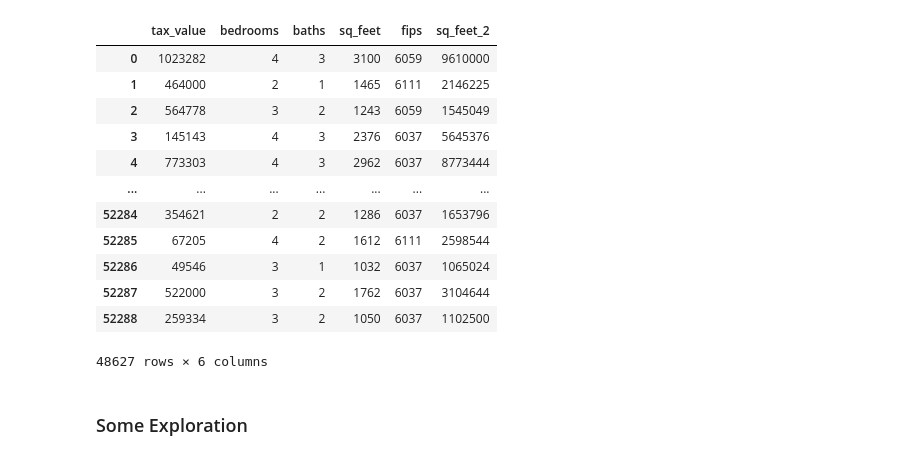
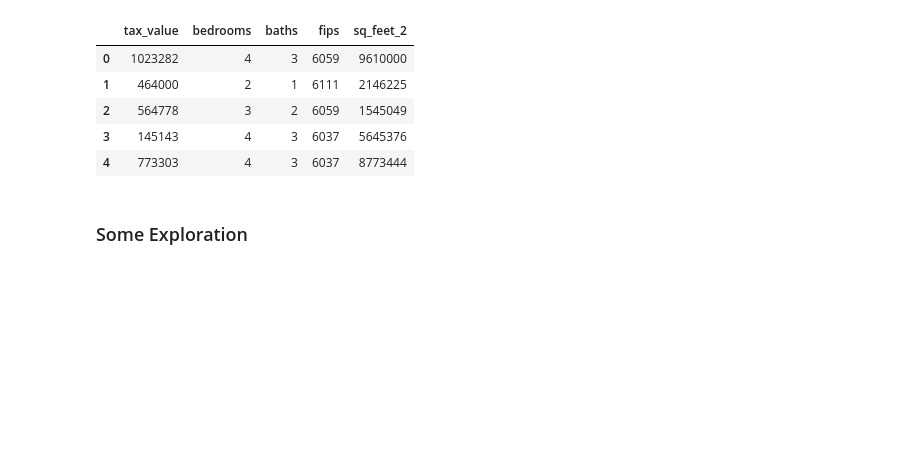
Before and after one commit to jcrosenberger/regression_zillow_2017, a Jupyter notebook: work_in_progress.ipynb, the cells around one changed output. Saved outputs shown, nothing was run; the diff lists cells and outputs as text; code cells hidden in the pictures; blank space fills up the shorter version.

```diff
--- a/work_in_progress.ipynb
+++ b/work_in_progress.ipynb
@@ -34,21 +34,14 @@ df = wr.zillow_2017()
 # %%
 df['sq_feet_2'] = df['sq_feet']*df['sq_feet']
 # %%
-df
+df2.head()
 # %% [output]
-|  | tax_value | bedrooms | baths | sq_feet | fips | sq_feet_2 |
-| 0 | 1023282 | 4 | 3 | 3100 | 6059 | 9610000 |
-| 1 | 464000 | 2 | 1 | 1465 | 6111 | 2146225 |
-| 2 | 564778 | 3 | 2 | 1243 | 6059 | 1545049 |
-| 3 | 145143 | 4 | 3 | 2376 | 6037 | 5645376 |
-| 4 | 773303 | 4 | 3 | 2962 | 6037 | 8773444 |
-| ... | ... | ... | ... | ... | ... | ... |
-| 52284 | 354621 | 2 | 2 | 1286 | 6037 | 1653796 |
-| 52285 | 67205 | 4 | 2 | 1612 | 6111 | 2598544 |
-| 52286 | 49546 | 3 | 1 | 1032 | 6037 | 1065024 |
-| 52287 | 522000 | 3 | 2 | 1762 | 6037 | 3104644 |
-| 52288 | 259334 | 3 | 2 | 1050 | 6037 | 1102500 |
+|  | tax_value | bedrooms | baths | fips | sq_feet_2 |
+| 0 | 1023282 | 4 | 3 | 6059 | 9610000 |
+| 1 | 464000 | 2 | 1 | 6111 | 2146225 |
+| 2 | 564778 | 3 | 2 | 6059 | 1545049 |
+| 3 | 145143 | 4 | 3 | 6037 | 5645376 |
+| 4 | 773303 | 4 | 3 | 6037 | 8773444 |
-48627 rows × 6 columns
 # %% [markdown]
 ### Some Exploration
 # %%
```
Also changed, not shown: parts of 8 cells of this notebook.
